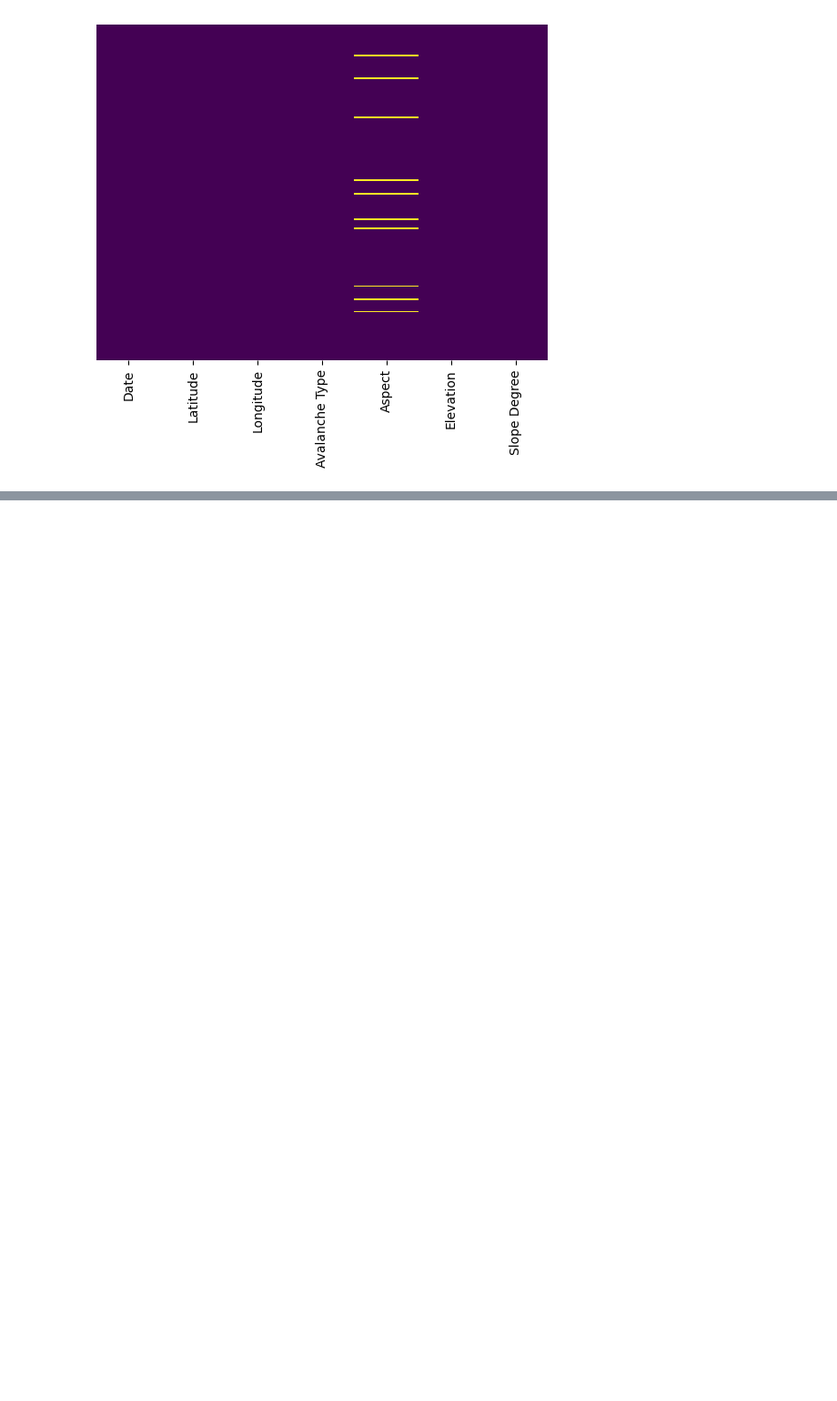
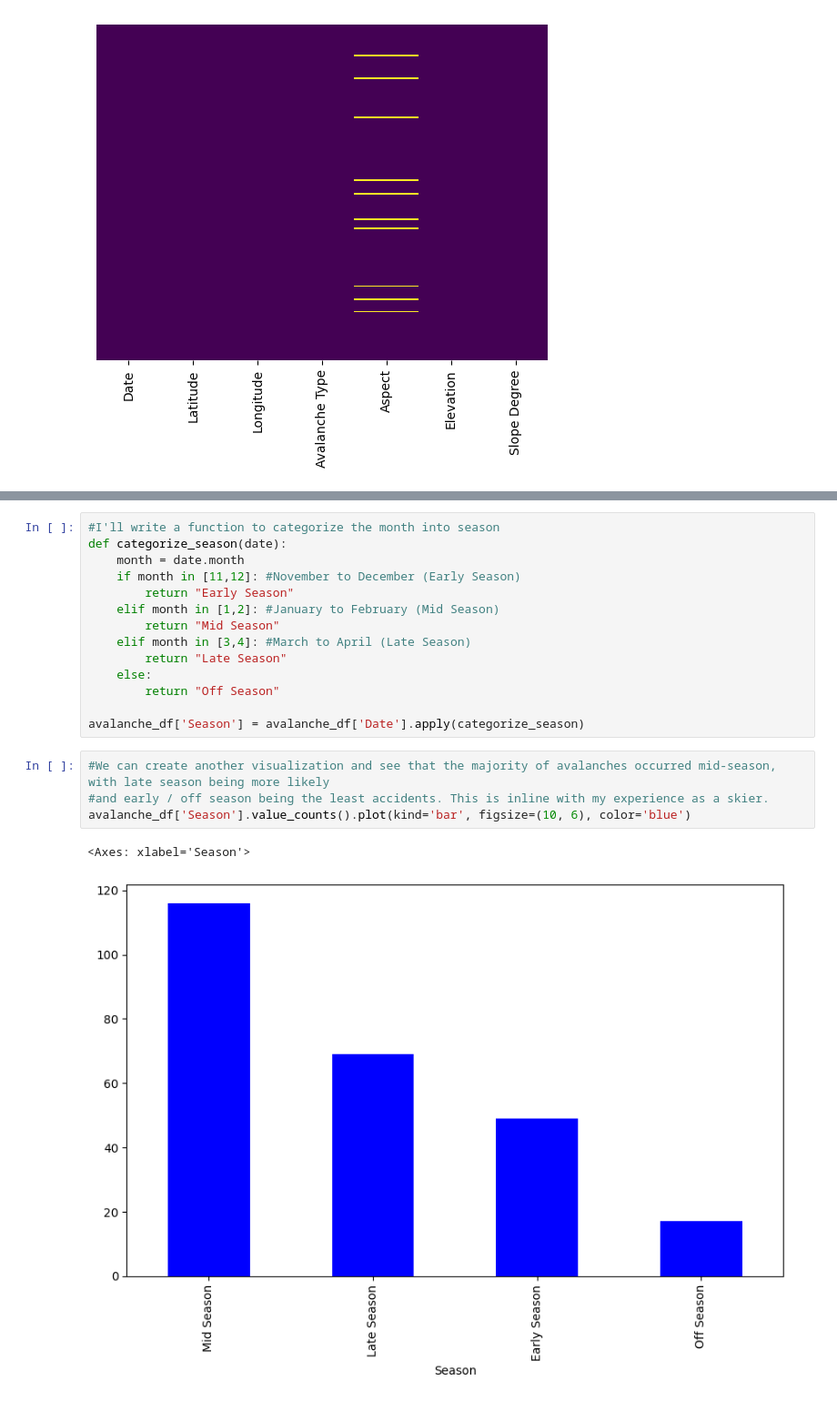
Before and after one commit to GrantSchumacher/avalanche-ml-project, a Jupyter notebook: notebooks/avalanche_ml.ipynb, the cells around one changed output, grey strips where cells are left out. Shown: that part at 91% size. Drawn from its saved outputs; the diff is of its cells as text; blank space fills up the shorter version.

```diff
--- a/notebooks/avalanche_ml.ipynb
+++ b/notebooks/avalanche_ml.ipynb
@@ -355,0 +440,21 @@ sns.heatmap(avalanche_df.isnull(), yticklabels = False, cbar = False, cmap = 'vi
+# %%
+#I'll write a function to categorize the month into season
+def categorize_season(date):
+    month = date.month
+    if month in [11,12]: #November to December (Early Season)
+        return "Early Season"
+    elif month in [1,2]: #January to February (Mid Season)
+        return "Mid Season"
+    elif month in [3,4]: #March to April (Late Season)
+        return "Late Season"
+    else:
+        return "Off Season"
+
+avalanche_df['Season'] = avalanche_df['Date'].apply(categorize_season)
+# %%
+#We can create another visualization and see that the majority of avalanches occurred mid-season, with late season being more likely
+#and early / off season being the least accidents. This is inline with my experience as a skier.
+avalanche_df['Season'].value_counts().plot(kind='bar', figsize=(10, 6), color='blue')
+# %% [output]
+<Axes: xlabel='Season'>
+[figure, added]
```
Also changed, not shown: parts of 16 cells of this notebook.
